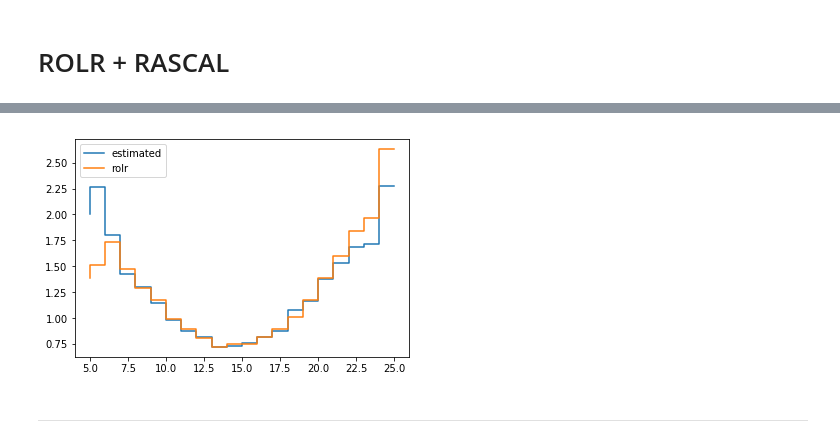
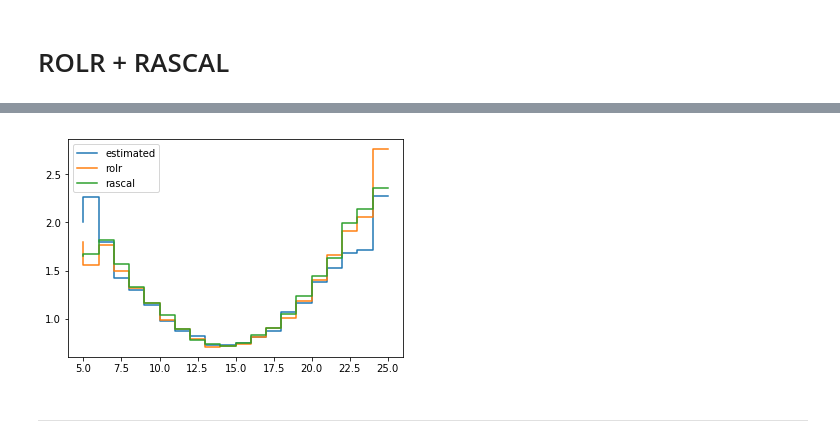
Before and after one commit to johannbrehmer/simulator-mining-example, a Jupyter notebook: Inference on Galton Board.ipynb, the cells around one changed output, grey strips where cells are left out. Saved outputs shown, nothing was run; the diff lists cells and outputs as text; code cells hidden in the pictures.

Commit message:
RASCAL

```diff
--- a/Inference on Galton Board.ipynb
+++ b/Inference on Galton Board.ipynb
@@ -186,25 +186,28 @@ def draw_ratio(n_samples, n_thetas=10, random_state=0):
 
     all_x = []
     all_log_r_xz = []
+    all_t_xz_0 = []
     all_thetas = []
 
     # draw from theta_1
     for theta_0, theta_1 in grid:
-        x, log_p_xz_1, log_p_xz_0, _, _, _ = galton_rvs_ratio(theta_1, theta_0, n_runs=n_traces_per_theta, random_state=rng)
+        x, log_p_xz_1, log_p_xz_0, _, t_xz_0, _ = galton_rvs_ratio(theta_1, theta_0, n_runs=n_traces_per_theta, random_state=rng)
         all_x.append(x)
         all_log_r_xz.append(log_p_xz_0 - log_p_xz_1)
+        all_t_xz_0.append(t_xz_0)
         all_thetas.append(np.tile(np.array([theta_0, theta_1]), (n_traces_per_theta, 1)))
 
     # reshape
     all_x = np.array(all_x).reshape(-1, 1)
     all_x = to_categorical(all_x, num_classes=n_nails)
     all_log_r_xz = np.array(all_log_r_xz).reshape(-1, 1)
+    all_t_xz_0 = np.array(all_t_xz_0).reshape(-1, 1)
     all_thetas = np.vstack(all_thetas)
 
     choices = rng.choice(len(all_x), len(all_x), replace=False)
 
-    return all_x[choices], all_thetas[choices], all_log_r_xz[choices]
+    return all_x[choices], all_thetas[choices], all_log_r_xz[choices], all_t_xz_0[choices]
 # %%
-x, thetas, log_r_xz = draw_ratio(10000, n_thetas=10)
+x, thetas, log_r_xz, t_xz_0 = draw_ratio(10000, n_thetas=10)
 # %%
 from keras.losses import mean_squared_error
@@ -229,6 +254,10 @@ def make_rascal(lr=0.001):
     return model
 # %%
 rolr = make_rolr()
-rolr.fit([thetas, x], np.exp(log_r_xz.reshape(-1,1)), batch_size=32, epochs=50)
+rolr.fit([thetas[:, 0],
+          thetas[:, 1],
+          x],
+         np.exp(log_r_xz),
+         batch_size=32, epochs=50)
 # %% [output]
 Epoch 1/50
@@ -251 +280,9 @@ Epoch 50/50
 <keras.callbacks.History at 0x...>
+# %%
+rascal = make_rascal()
+rascal.fit([thetas[:, 0],
+            thetas[:, 1],
+            x],
+           [np.exp(log_r_xz),
+            t_xz_0],
+           batch_size=32, epochs=50)
@@ -252,14 +308,21 @@ Epoch 50/50
 # %%
 r_true = np.exp(np.log(p_estimated_0[5:-5]) - np.log(p_estimated_1[5:-5]))
+
 x_test = to_categorical(np.array(range(n_nails)), num_classes=n_nails)
-r_rolr = rolr.predict([np.tile(np.array([theta_0, theta_1]), (n_nails, 1)), x_test])[5:-5]
+r_rolr = rolr.predict([theta_0 * np.ones(n_nails),
+                       theta_1 * np.ones(n_nails),
+                       x_test])[5:-5]
+r_rascal = rascal.predict([theta_0 * np.ones(n_nails),
+                           theta_1 * np.ones(n_nails),
+                           x_test])[0][5:-5]
 
 plt.step(range(5, n_nails-5), r_true, label="estimated")
 plt.step(range(5, n_nails-5), r_rolr, label="rolr")
+plt.step(range(5, n_nails-5), r_rascal, label="rascal")
 plt.legend()
 plt.show()
 # %% [output]
-[figure, old version]
+[figure, new version]
 # %% [markdown]
 ---
 # %% [markdown]
```
Also changed, not shown: parts of 3 cells of this notebook.
